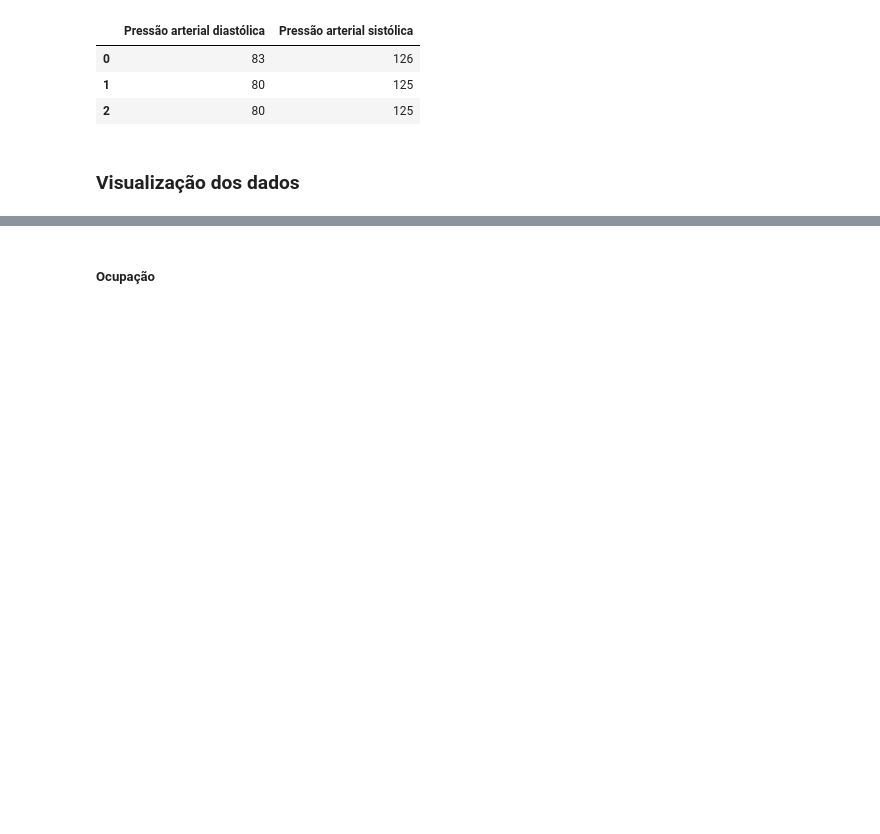
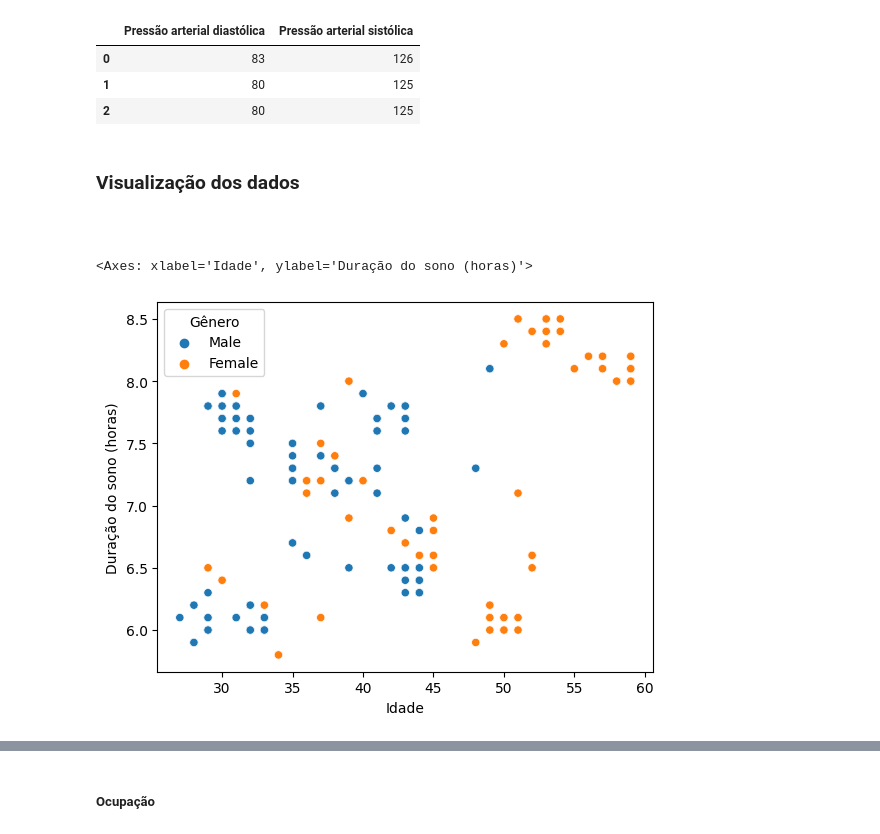
Before and after one commit to kaladabrio2020/Classfica-aoQualidadeDoSono, a Jupyter notebook: Analise.ipynb, the cells around one changed output, grey strips where cells are left out. Drawn from its saved outputs; the diff is of its cells as text; code cells hidden in the pictures; blank space fills up the shorter version.

Commit message:
data120

```diff
--- a/Analise.ipynb
+++ b/Analise.ipynb
@@ -140,3 +140,14 @@ data[['Pressão arterial diastólica','Pressão arterial sistólica']].head(3)
 | 2 | 80 | 125 |
 # %% [markdown]
 ### Visualização dos dados
+# %% [markdown]
+####
+# %%
+sea.scatterplot(
+    x = data['Idade'],
+    y = data['Duração do sono (horas)'],
+    hue = data['Gênero']
+)
+# %% [output]
+<Axes: xlabel='Idade', ylabel='Duração do sono (horas)'>
+[figure, added]
```
Also changed, not shown: parts of 18 cells of this notebook.
